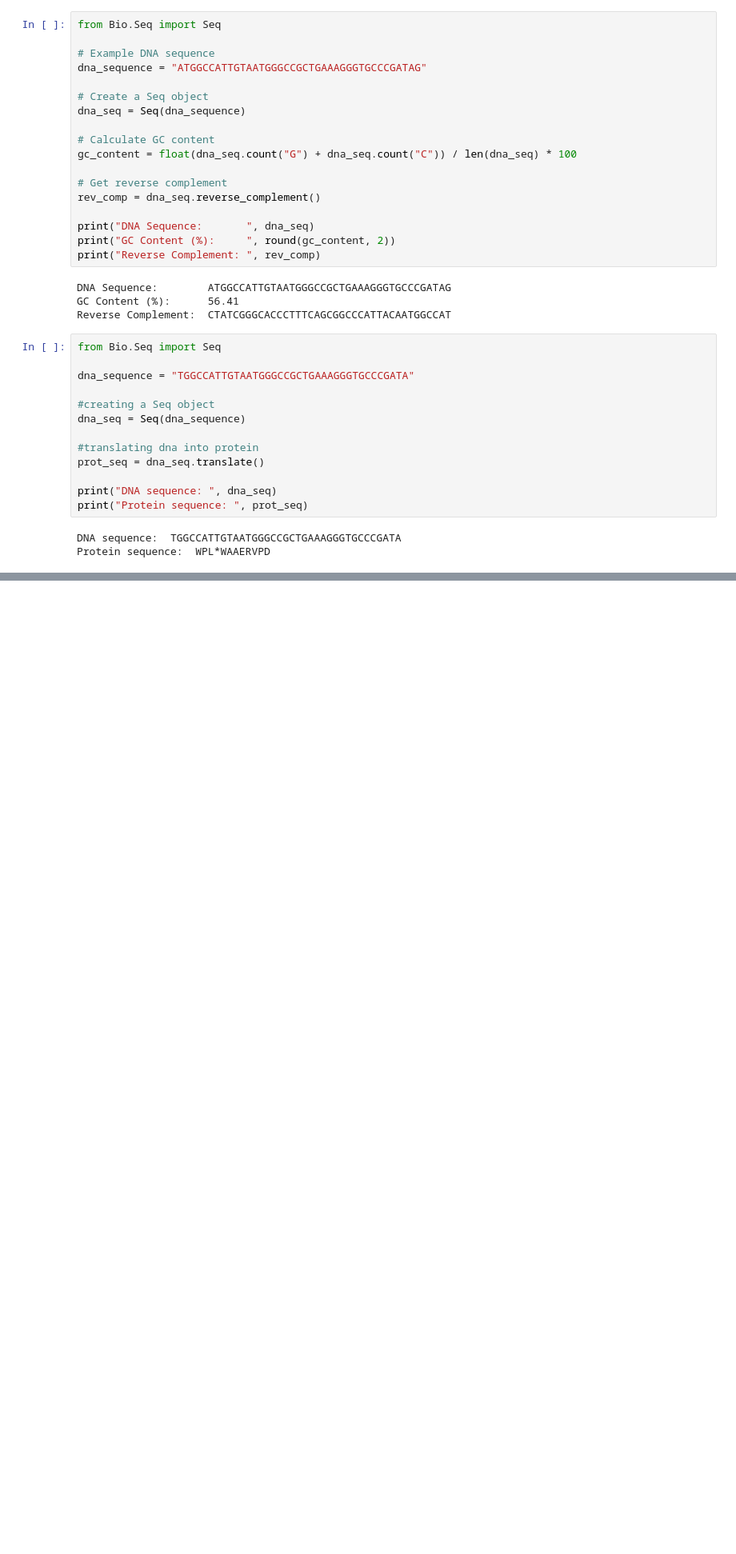
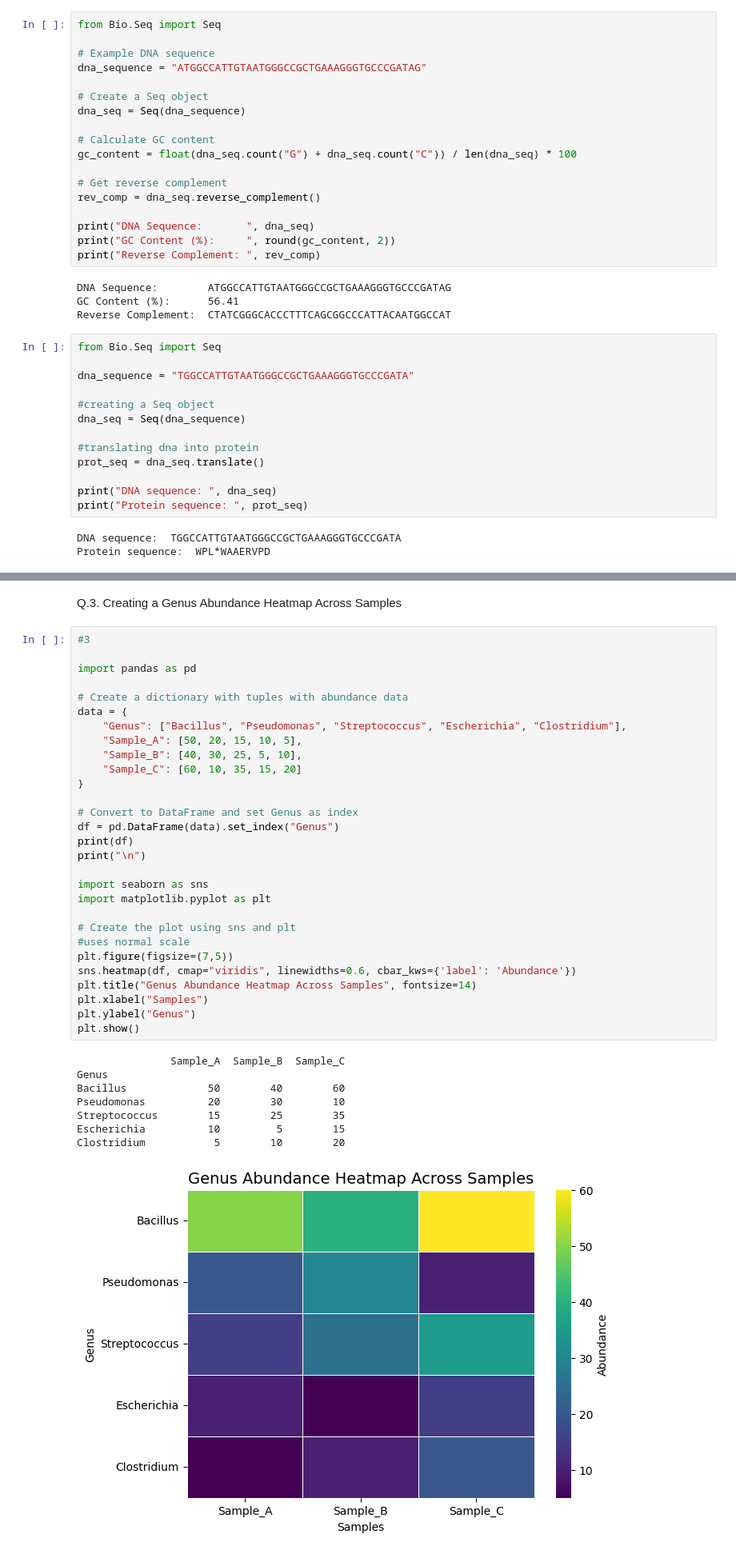
Before and after one commit to PurbitaS/Biopython, a Jupyter notebook: Biopython_workshop.ipynb, the cells around one changed output, grey strips where cells are left out. Shown at 80% size. Drawn from its saved outputs; the diff is of its cells as text; blank space fills up the shorter version.

Commit message:
Biopython workshop note - Created using Colab

```diff
--- a/Biopython_workshop.ipynb
+++ b/Biopython_workshop.ipynb
@@ -244,0 +428,40 @@ Protein sequence:  WPL*WAAERVPD
+# %% [markdown]
+Q.3. Creating a Genus Abundance Heatmap Across Samples
+# %%
+#3
+
+import pandas as pd
+
+# Create a dictionary with tuples with abundance data
+data = {
+    "Genus": ["Bacillus", "Pseudomonas", "Streptococcus", "Escherichia", "Clostridium"],
+    "Sample_A": [50, 20, 15, 10, 5],
+    "Sample_B": [40, 30, 25, 5, 10],
+    "Sample_C": [60, 10, 35, 15, 20]
+}
+
+# Convert to DataFrame and set Genus as index
+df = pd.DataFrame(data).set_index("Genus")
+print(df)
+print("\n")
+
+import seaborn as sns
+import matplotlib.pyplot as plt
+
+# Create the plot using sns and plt
+#uses normal scale
+plt.figure(figsize=(7,5))
+sns.heatmap(df, cmap="viridis", linewidths=0.6, cbar_kws={'label': 'Abundance'})
+plt.title("Genus Abundance Heatmap Across Samples", fontsize=14)
+plt.xlabel("Samples")
+plt.ylabel("Genus")
+plt.show()
+# %% [output]
+               Sample_A  Sample_B  Sample_C
+Genus
+Bacillus             50        40        60
+Pseudomonas          20        30        10
+Streptococcus        15        25        35
+Escherichia          10         5        15
+Clostridium           5        10        20
+[figure, added]
```
Also changed, not shown: parts of 19 cells of this notebook.
